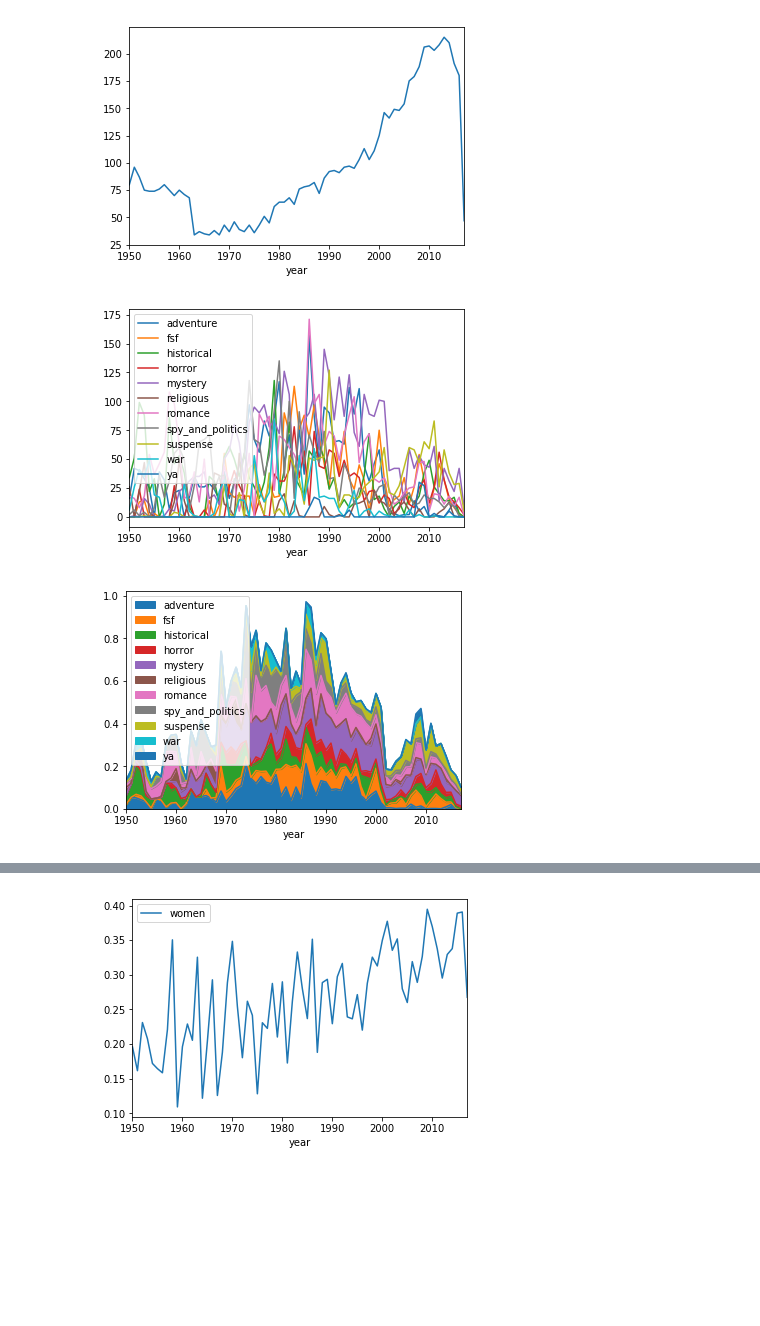
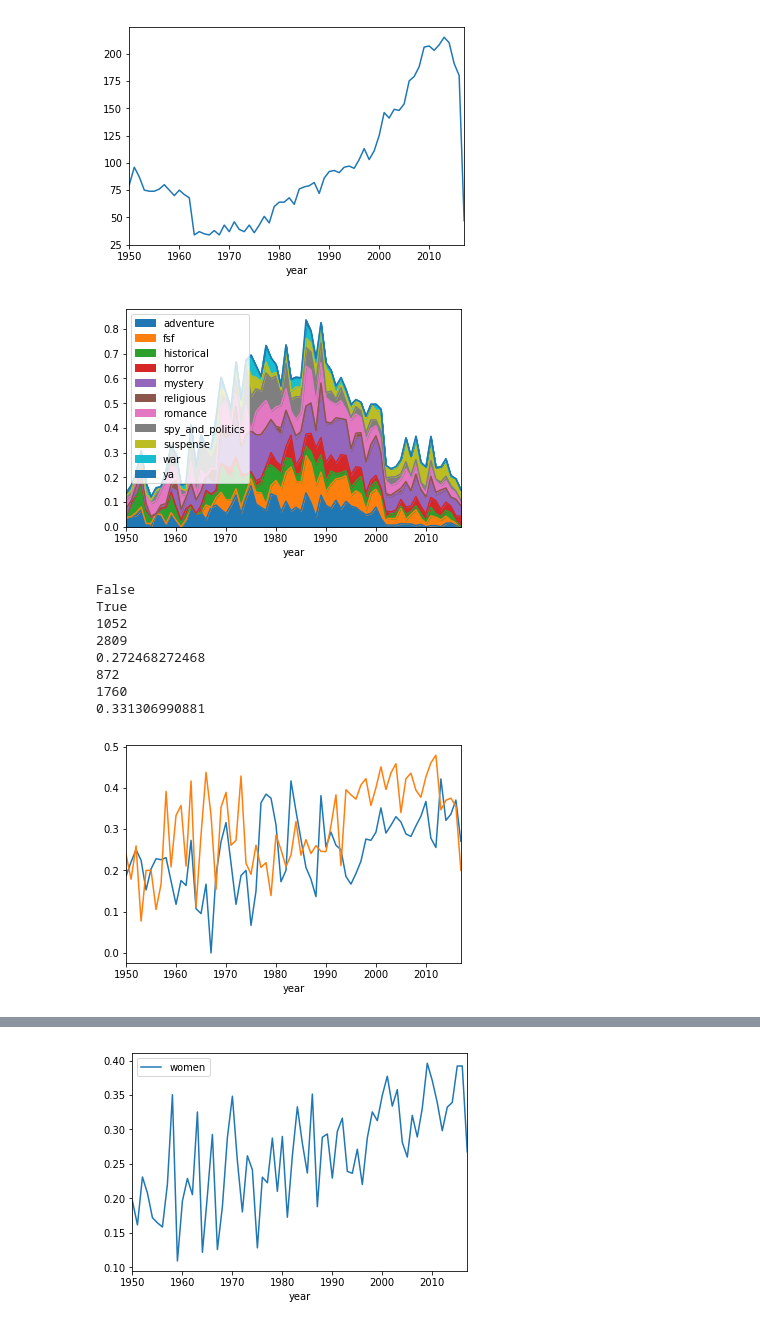
Before and after one commit to cimar/books, a Jupyter notebook: Clean Glue.ipynb, the cells around one changed output, grey strips where cells are left out. Cells and saved outputs as stored; diff of their text form; code cells hidden in the pictures; blank space fills up the shorter version.

```diff
--- a/Clean Glue.ipynb
+++ b/Clean Glue.ipynb
@@ -655,6 +655,10 @@ def tally_genres_binned(cl_ls,group_val):
 
 def percent_genres_binned(cl_ls,group_val):
     df = pandas.DataFrame(cl_ls)
+
+    ## change the binning from average to sum
+    df = df.drop_duplicates(["title","year"])
+
     grouped = df.groupby(group_val)
     target = []
     for group in grouped:
@@ -726,20 +740,74 @@ fig.savefig("unique_titles_per_year.png")
 # %% [output]
 [figure]
 # %%
-tall_df = pandas.DataFrame(tally_genres_binned(processed,"year")).set_index("year")
-fig1 = tall_df.plot().get_figure()
-fig1.savefig("genre_tallies.png")
+#tall_df = pandas.DataFrame(tally_genres_binned(processed,"year")).set_index("year")
+#fig1 = tall_df.plot().get_figure()
+#fig1.savefig("genre_tallies_year.png")
 
 per_df = pandas.DataFrame(percent_genres_binned(processed,"year")).set_index("year")
 fig = per_df.plot.area().get_figure()
-fig.savefig("genre_percent.png")
+fig.savefig("genre_percent_year.png")
 
 #tall_week_df = pandas.DataFrame(tally_genres_binned(processed,"date")).set_index("date")
 #fig4 = tall_week_df.plot.area().get_figure()
 #fig.savefig("by_week.png")
 # %% [output]
-[figure, old version]
+[figure, new version]
-[figure, removed]
+# %%
+def is_any_genre(fast_ls):
+    for x in fast_ls:
+        for key in genre_dict:
+            if is_genre(x,key):
+                return True
+    return False
+
+df = pandas.DataFrame(processed)
+df = df.drop_duplicates(["title","year"])
+df["is_genre"] = df["fast_subjects"].apply(is_any_genre)
+df["gender"] = df["genders"].apply(class_gender)
+
+ndf = percent_women_binned(df,"year")
+#df = df[df["year"].astype(int)>1990]
+
+i = 0
+grouped = df.groupby("is_genre")
+for g in grouped:
+    print g[0]
+    p = percent_women_binned(g[1],"year")
+    if i == 0:
+        ax = pandas.DataFrame(p).set_index("year").plot(legend = False)
+    else:
+        pandas.DataFrame(p).set_index("year").plot(ax = ax,legend=False)
+        fig = ax.get_figure()
+        fig.savefig("genre_not_genre.png")
+    i = i+1
+
+
+grouped = df.groupby(["is_genre","gender"]).size()
+grouped
+
+
+
+i = 0
+for x in grouped:
+    if i%2 == 0:
+        female = x
+        print female
+    else:
+        male = x
+        print male
+        print float(female)/float(female+male)
+    i = i+1
+# %% [output]
+False
+True
+1052
+2809
+0.272468272468
+872
+1760
+0.331306990881
+[figure, added]
 # %%
 def csv_str(ls,delim):
     target = ""
```
Also changed, not shown: parts of 2 cells of this notebook, 3 other files.
